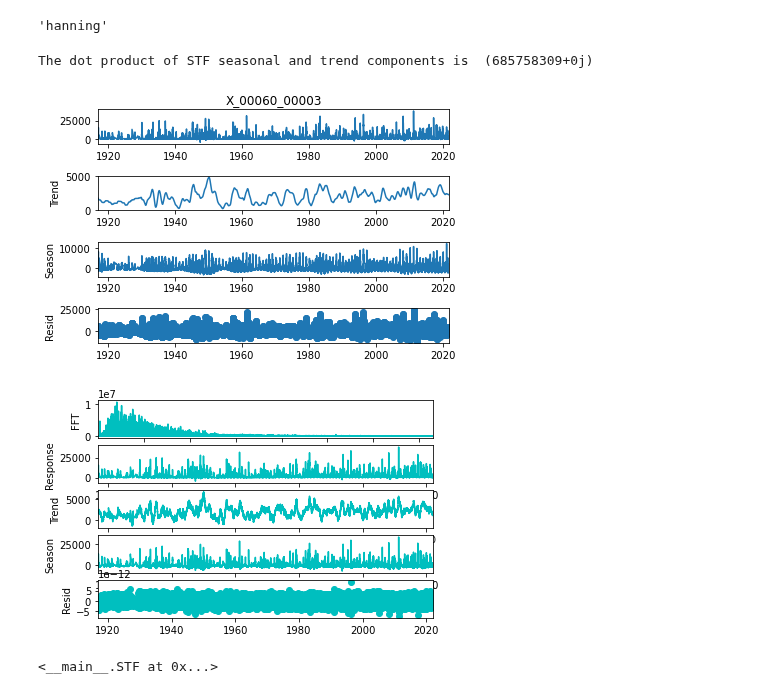
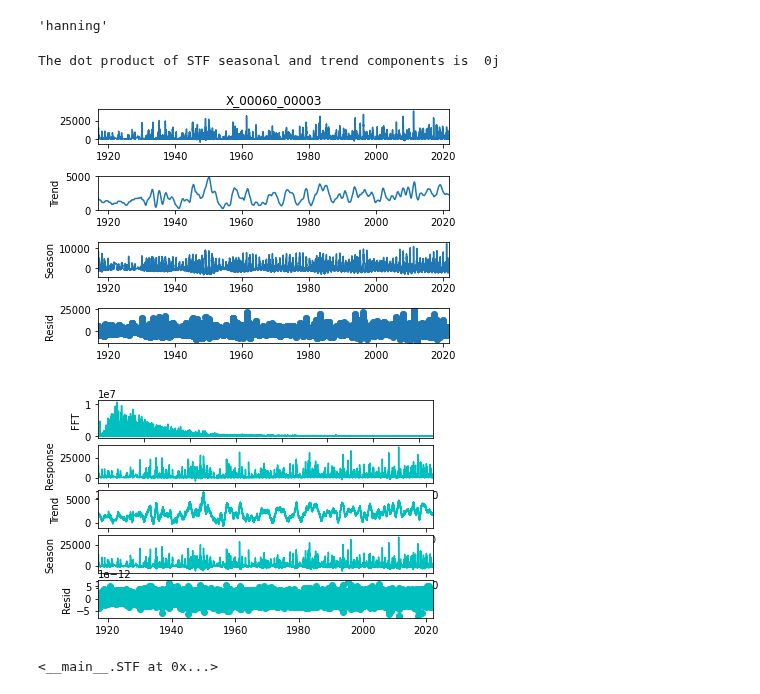
Before and after one commit to thodson-usgs/stf-decomposition, a Jupyter notebook: notebooks/02_stf_vs_stl.ipynb, the cells around one changed output. Drawn from its saved outputs; the diff is of its cells as text; code cells hidden in the pictures.

Commit message:
Change dt input to match period input for STL

```diff
--- a/notebooks/02_stf_vs_stl.ipynb
+++ b/notebooks/02_stf_vs_stl.ipynb
@@ -14,17 +14,17 @@ warnings.filterwarnings("ignore")
 class STF:
 
     # init method or constructor
-    def __init__(self, data, response, window, date, cutoff, dt):
+    def __init__(self, data, response, window, date, cutoff, period):
         self.data = data
         self.response = response
         self.window = window
         self.date = date
         self.cutoff = cutoff
-        self.dt = dt
+        self.period = period
 
     def fit(self):
 
-        dt = self.dt
+        dt = 1 / self.period
         t = np.array(self.data[self.date])
 
         f = np.array(self.data[self.response])
@@ -170,17 +170,17 @@ The dot product of STF seasonal and trend components is  (-0+0j)
 # %%
 streamflow = covid = pd.read_csv('../data/big_muddy_streamflow.csv', index_col='Date', parse_dates=True, squeeze=True)
 stl = STL(streamflow["X_00060_00003"], period = 365)
 res = stl.fit()
 fig = res.plot()
 
 streamflow = streamflow.reset_index()
 streamflow["Date"] = pd.to_datetime(streamflow["Date"], format = '%Y-%m-%d')
 streamflow = streamflow.fillna(0)
-stf = STF(streamflow, "X_00060_00003", "tukey", "Date", 0.5, 1/365)
+stf = STF(streamflow, "X_00060_00003", "tukey", "Date", 0.4, 365)
 res = stf.fit()
 res.plot()
 # %% [output]
-The dot product of STF seasonal and trend components is  (685758309+0j)
+The dot product of STF seasonal and trend components is  0j
 [figure]
-[figure, old version]
+[figure, new version]
 <__main__.STF at 0x...>
```
Also changed, not shown: parts of 2 cells of this notebook.
